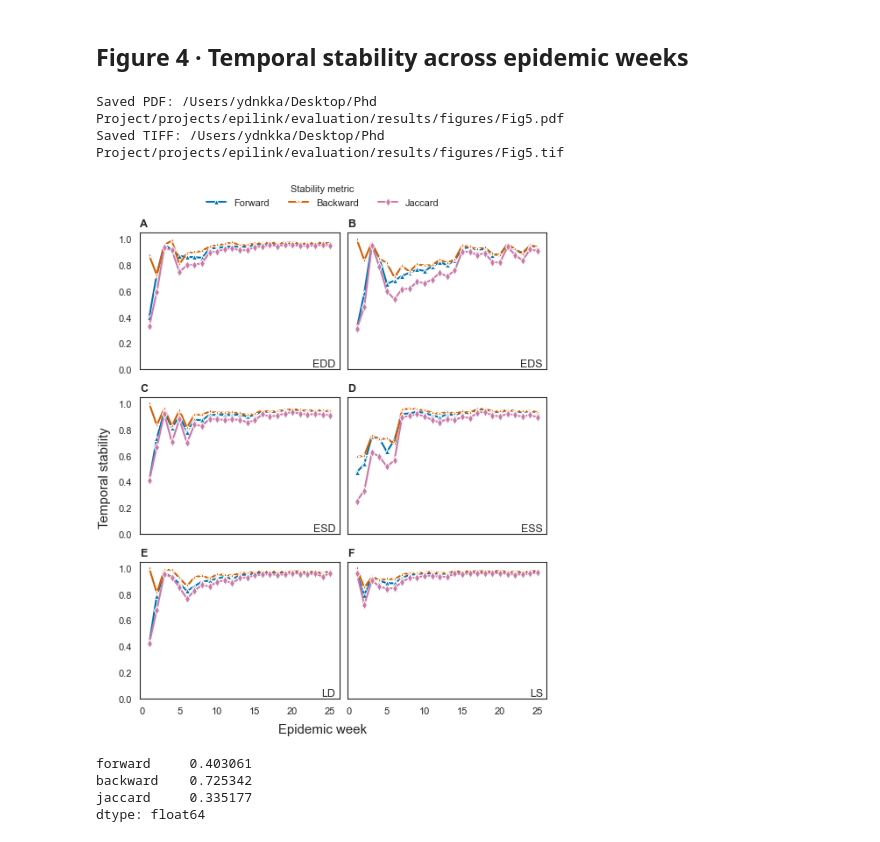
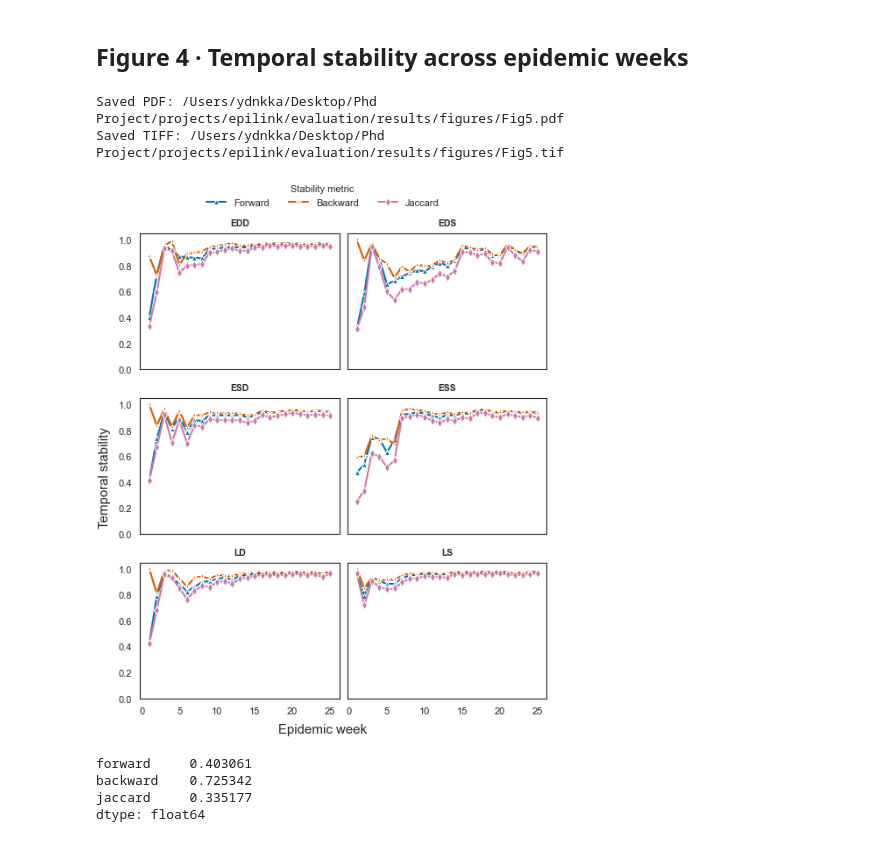
Before and after one commit to ydnkka/epilink, a Jupyter notebook: evaluation/src/evaluation/figures.ipynb, the cells around one changed output. Saved outputs shown, nothing was run; the diff lists cells and outputs as text; code cells hidden in the pictures.

```diff
--- a/evaluation/src/evaluation/figures.ipynb
+++ b/evaluation/src/evaluation/figures.ipynb
@@ -436,10 +370,11 @@ def plot_stability_panel(
     ax.set_xlabel("")
     ax.set_ylabel("")
     ax.set_ylim(0, 1.05)
+    ax.set_title(model, fontsize="small", fontweight="bold")
 
-    ax.text(
-        0.98, 0, model, transform=ax.transAxes,
-        ha="right",va="bottom")
+    # ax.text(
+    #     0.98, 0, model, transform=ax.transAxes,
+    #     ha="right",va="bottom")
 # %%
 fig4, axes4 = plt.subplots(
     3,
@@ -451,35 +386,35 @@ fig4, axes4 = plt.subplots(
     sharex=True,
     sharey=True,
     constrained_layout=True,
     gridspec_kw={"hspace": 0.05},
 )
 axes4 = axes4.flatten()
 
 for ax,  (m, frame) in zip(axes4, stability_frames.items()):
     plot_stability_panel(frame, ax, m)
 
 handles, labels = axes4[0].get_legend_handles_labels()
 for ax in axes4:
     if ax.legend_ is not None:
         ax.legend_.remove()
 
 fig4.legend(
     handles,
     labels,
     title="Stability metric",
     loc="upper center",
     bbox_to_anchor=(0.5, 1.075),
     ncol=3,
 )
 fig4.supylabel("Temporal stability")
 fig4.supxlabel("Epidemic week")
-add_panel_labels(list(axes4))
+# add_panel_labels(list(axes4))
 export_figure(fig4, "Fig5")
 plt.show()
 # %% [output]
 Saved PDF: /Users/ydnkka/Desktop/Phd Project/projects/epilink/evaluation/results/figures/Fig5.pdf
 Saved TIFF: /Users/ydnkka/Desktop/Phd Project/projects/epilink/evaluation/results/figures/Fig5.tif
-[figure, old version]
+[figure, new version]
 # %%
 stability_frames["EDD"][["forward", "backward", "jaccard"]].min()
 # %% [output]
```
Also changed, not shown: parts of 5 cells of this notebook, 21 other files.
